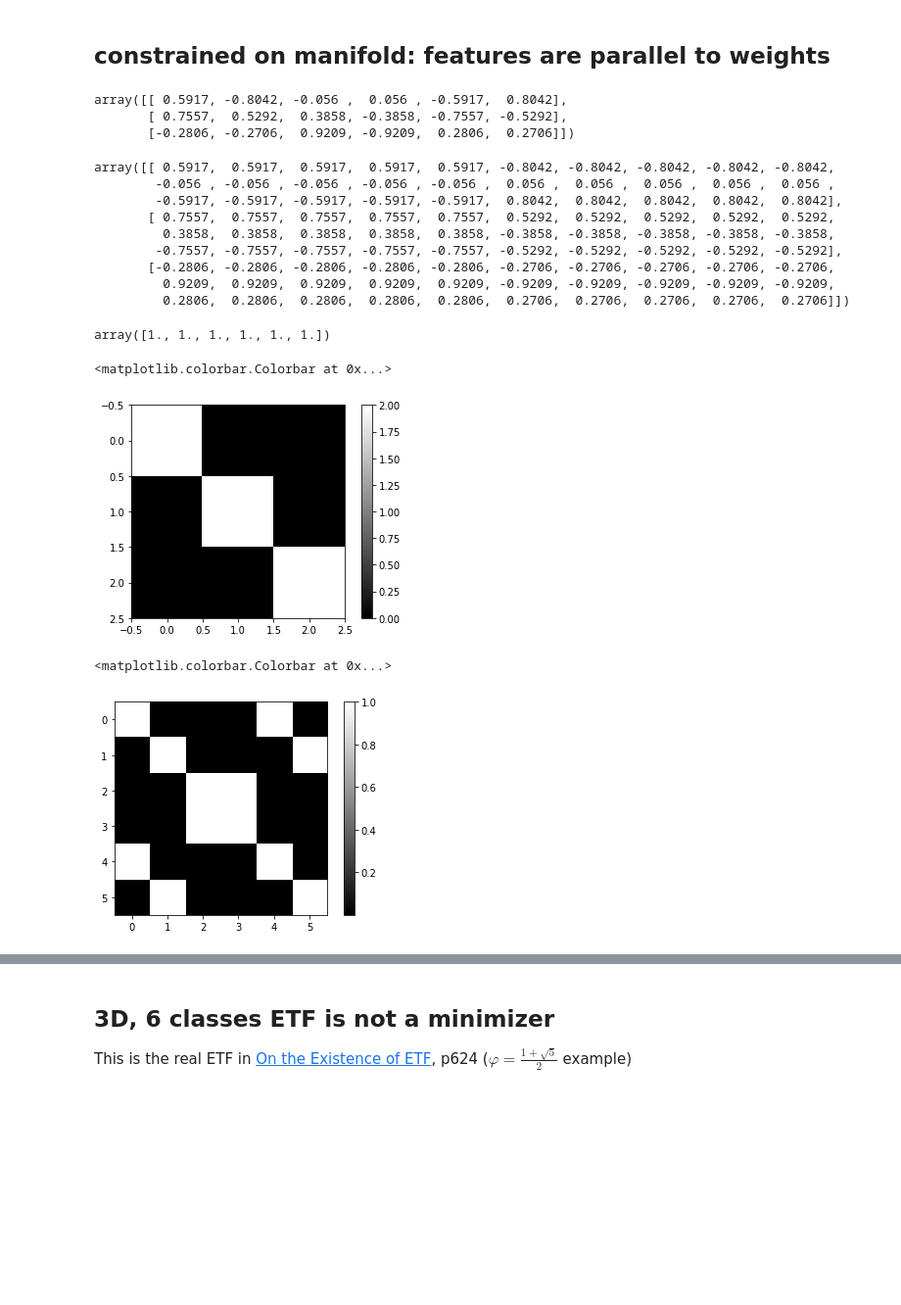
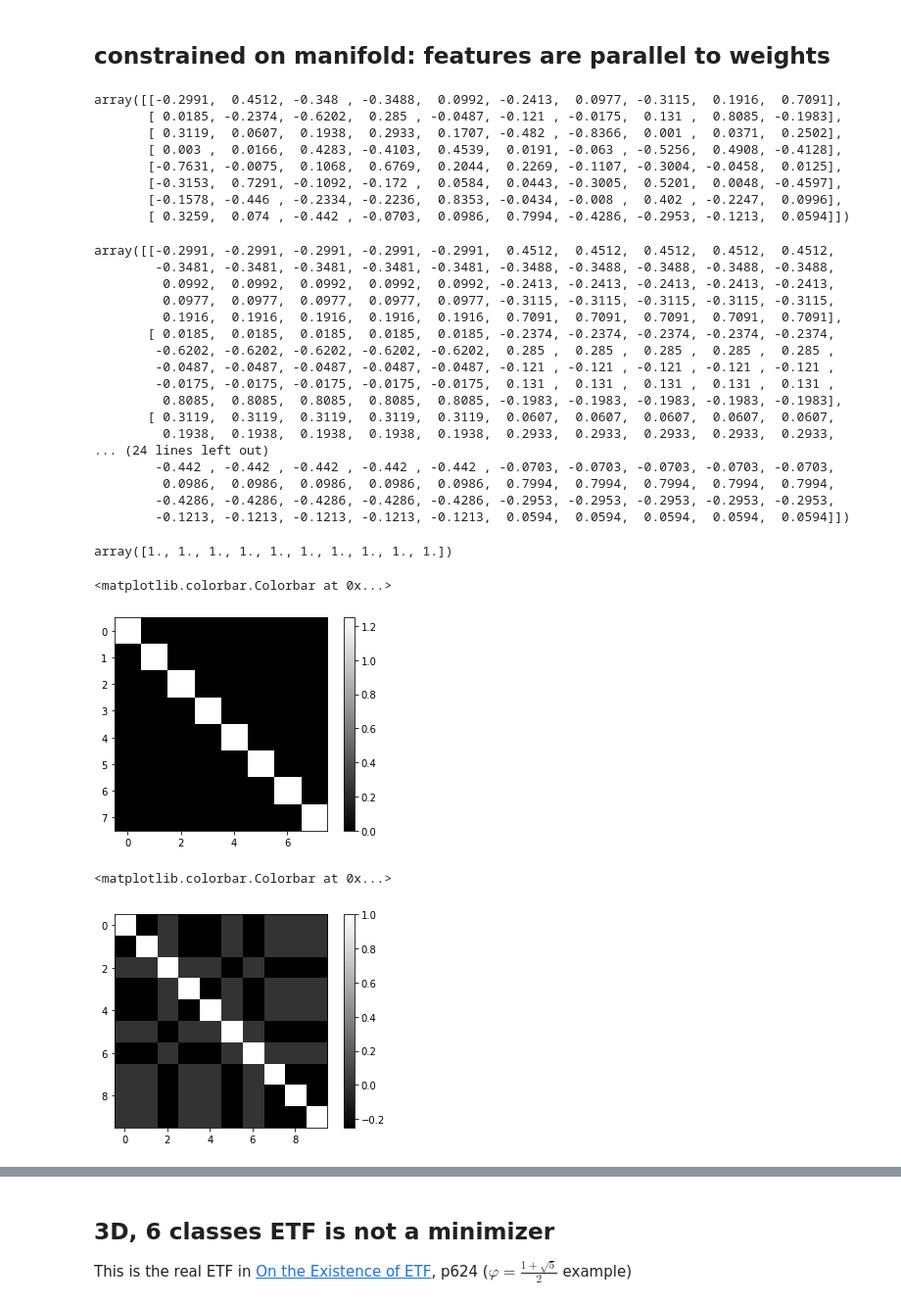
Before and after one commit to 10258392511/NeuralCollapse, a Jupyter notebook: experiments.ipynb, the cells around one changed output, grey strips where cells are left out. Shown: that part at 98% size. Drawn from its saved outputs; the diff is of its cells as text; code cells hidden in the pictures; blank space fills up the shorter version.

```diff
--- a/experiments.ipynb
+++ b/experiments.ipynb
@@ -416,8 +425,8 @@ plt.savefig("images/8cls_2d_decay.png")
 # %% [markdown]
 ## constrained on manifold: features are parallel to weights
 # %%
-M = 3
-K = 6
+M = 8
+K = 10
 samples_per_cls = 5
 solver = SteepestDescent()
 manifold = Product((Oblique(M, K), Oblique(M, samples_per_cls * K), Euclidean(K)))
@@ -434,34 +443,47 @@ W, H, b = Xopt.copy()
 # %%
 W
 # %% [output]
-array([[ 0.5917, -0.8042, -0.056 ,  0.056 , -0.5917,  0.8042],
-       [ 0.7557,  0.5292,  0.3858, -0.3858, -0.7557, -0.5292],
-       [-0.2806, -0.2706,  0.9209, -0.9209,  0.2806,  0.2706]])
+array([[-0.2991,  0.4512, -0.348 , -0.3488,  0.0992, -0.2413,  0.0977, -0.3115,  0.1916,  0.7091],
+       [ 0.0185, -0.2374, -0.6202,  0.285 , -0.0487, -0.121 , -0.0175,  0.131 ,  0.8085, -0.1983],
+       [ 0.3119,  0.0607,  0.1938,  0.2933,  0.1707, -0.482 , -0.8366,  0.001 ,  0.0371,  0.2502],
+       [ 0.003 ,  0.0166,  0.4283, -0.4103,  0.4539,  0.0191, -0.063 , -0.5256,  0.4908, -0.4128],
+       [-0.7631, -0.0075,  0.1068,  0.6769,  0.2044,  0.2269, -0.1107, -0.3004, -0.0458,  0.0125],
+       [-0.3153,  0.7291, -0.1092, -0.172 ,  0.0584,  0.0443, -0.3005,  0.5201,  0.0048, -0.4597],
+       [-0.1578, -0.446 , -0.2334, -0.2236,  0.8353, -0.0434, -0.008 ,  0.402 , -0.2247,  0.0996],
+       [ 0.3259,  0.074 , -0.442 , -0.0703,  0.0986,  0.7994, -0.4286, -0.2953, -0.1213,  0.0594]])
 # %%
 H
 # %% [output]
-array([[ 0.5917,  0.5917,  0.5917,  0.5917,  0.5917, -0.8042, -0.8042, -0.8042, -0.8042, -0.8042,
-        -0.056 , -0.056 , -0.056 , -0.056 , -0.056 ,  0.056 ,  0.056 ,  0.056 ,  0.056 ,  0.056 ,
-        -0.5917, -0.5917, -0.5917, -0.5917, -0.5917,  0.8042,  0.8042,  0.8042,  0.8042,  0.8042],
-       [ 0.7557,  0.7557,  0.7557,  0.7557,  0.7557,  0.5292,  0.5292,  0.5292,  0.5292,  0.5292,
-         0.3858,  0.3858,  0.3858,  0.3858,  0.3858, -0.3858, -0.3858, -0.3858, -0.3858, -0.3858,
-        -0.7557, -0.7557, -0.7557, -0.7557, -0.7557, -0.5292, -0.5292, -0.5292, -0.5292, -0.5292],
-       [-0.2806, -0.2806, -0.2806, -0.2806, -0.2806, -0.2706, -0.2706, -0.2706, -0.2706, -0.2706,
-         0.9209,  0.9209,  0.9209,  0.9209,  0.9209, -0.9209, -0.9209, -0.9209, -0.9209, -0.9209,
-         0.2806,  0.2806,  0.2806,  0.2806,  0.2806,  0.2706,  0.2706,  0.2706,  0.2706,  0.2706]])
+array([[-0.2991, -0.2991, -0.2991, -0.2991, -0.2991,  0.4512,  0.4512,  0.4512,  0.4512,  0.4512,
+        -0.3481, -0.3481, -0.3481, -0.3481, -0.3481, -0.3488, -0.3488, -0.3488, -0.3488, -0.3488,
+         0.0992,  0.0992,  0.0992,  0.0992,  0.0992, -0.2413, -0.2413, -0.2413, -0.2413, -0.2413,
+         0.0977,  0.0977,  0.0977,  0.0977,  0.0977, -0.3115, -0.3115, -0.3115, -0.3115, -0.3115,
+         0.1916,  0.1916,  0.1916,  0.1916,  0.1916,  0.7091,  0.7091,  0.7091,  0.7091,  0.7091],
+       [ 0.0185,  0.0185,  0.0185,  0.0185,  0.0185, -0.2374, -0.2374, -0.2374, -0.2374, -0.2374,
+        -0.6202, -0.6202, -0.6202, -0.6202, -0.6202,  0.285 ,  0.285 ,  0.285 ,  0.285 ,  0.285 ,
+        -0.0487, -0.0487, -0.0487, -0.0487, -0.0487, -0.121 , -0.121 , -0.121 , -0.121 , -0.121 ,
+        -0.0175, -0.0175, -0.0175, -0.0175, -0.0175,  0.131 ,  0.131 ,  0.131 ,  0.131 ,  0.131 ,
+         0.8085,  0.8085,  0.8085,  0.8085,  0.8085, -0.1983, -0.1983, -0.1983, -0.1983, -0.1983],
+       [ 0.3119,  0.3119,  0.3119,  0.3119,  0.3119,  0.0607,  0.0607,  0.0607,  0.0607,  0.0607,
+         0.1938,  0.1938,  0.1938,  0.1938,  0.1938,  0.2933,  0.2933,  0.2933,  0.2933,  0.2933,
+... (24 lines left out)
+        -0.442 , -0.442 , -0.442 , -0.442 , -0.442 , -0.0703, -0.0703, -0.0703, -0.0703, -0.0703,
+         0.0986,  0.0986,  0.0986,  0.0986,  0.0986,  0.7994,  0.7994,  0.7994,  0.7994,  0.7994,
+        -0.4286, -0.4286, -0.4286, -0.4286, -0.4286, -0.2953, -0.2953, -0.2953, -0.2953, -0.2953,
+        -0.1213, -0.1213, -0.1213, -0.1213, -0.1213,  0.0594,  0.0594,  0.0594,  0.0594,  0.0594]])
 # %%
 numpy.linalg.norm(W, axis=0)
 # %% [output]
-array([1., 1., 1., 1., 1., 1.])
+array([1., 1., 1., 1., 1., 1., 1., 1., 1., 1.])
 # %%
 plt.imshow(W @ W.T, cmap="gray")
 plt.colorbar()
 # %% [output]
 <matplotlib.colorbar.Colorbar at 0x...>
-[figure, old version]
+[figure, new version]
 # %%
-plt.imshow(numpy.abs(W.T @ W), cmap="gray")
+plt.imshow(W.T @ W, cmap="gray")
 plt.colorbar()
 # %% [output]
 <matplotlib.colorbar.Colorbar at 0x...>
-[figure, old version]
+[figure, new version]
```
Also changed, not shown: parts of 9 cells of this notebook, 3 other files.
